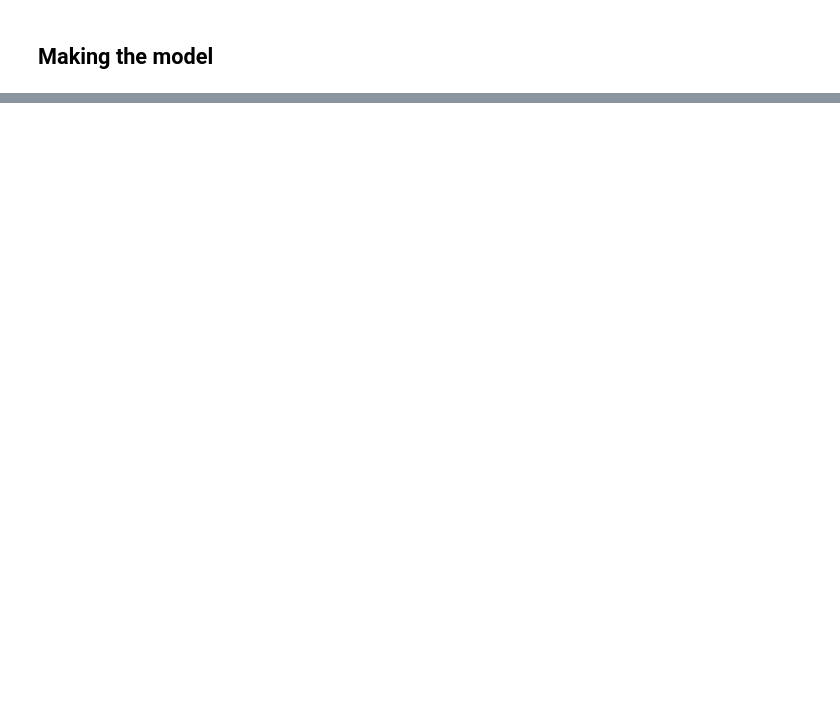
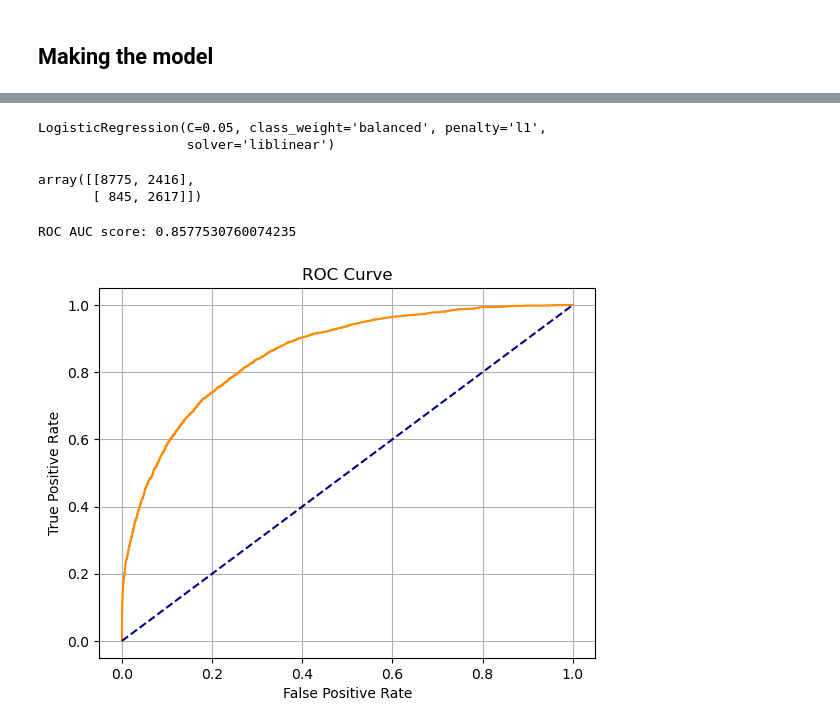
Before and after one commit to DanielVelmo/CodeAcademyProjects, a Jupyter notebook: Income Classification/project.ipynb, the cells around one changed output, grey strips where cells are left out. Cells and saved outputs as stored; diff of their text form; code cells hidden in the pictures; blank space fills up the shorter version.

```diff
--- a/Income Classification/project.ipynb
+++ b/Income Classification/project.ipynb
@@ -33,7 +39,7 @@ dtype: float64
 # %% [markdown]
 Note that despite the output variable being binary, the database shows that the ouput variable has 4 observations. But in reality there are two, the only thing that produces such effect is the "." at the end of the variable. So it is essential to solve this problem as well as encoding `>50K` and `<=50K` as binary variables (1, 0).
 # %%
-Y.income = Y.income.apply(lambda x: x.replace('.', ''))
+Y.income = Y.income.apply(lambda x: 1 if x.replace('.', '') == '>50K' else 0 )
 # %% [markdown]
 Now let's try again the method `.value_counts()` on the output variable
 # %%
@@ -46,2 +74,9 @@ dtype: float64
+# %%
+features = ['age', 'workclass', 'education',  'occupation', 'race', 'sex', 'capital-gain', 'capital-loss' ,'hours-per-week']
+
+X[features]
+X = pd.get_dummies(X[features], drop_first=True)
 # %% [markdown]
 ## Making the model
+# %%
+x_train, x_test, y_train, y_test = train_test_split(X.to_numpy(),Y.to_numpy().flatten(), test_size=0.3)
@@ -47,0 +99,34 @@ dtype: float64
+# %%
+model = LogisticRegression(class_weight = 'balanced', C=0.05, penalty='l1', solver='liblinear')
+model.fit(x_train, y_train)
+# %% [output]
+LogisticRegression(C=0.05, class_weight='balanced', penalty='l1',
+                   solver='liblinear')
+# %%
+y_pred = model.predict(x_test)
+
+
+confusion_matrix(y_test, y_pred)
+# %% [output]
+array([[8775, 2416],
+       [ 845, 2617]])
+# %%
+y_pred_prob = model.predict_proba(x_test)
+roc_auc = roc_auc_score(y_test, y_pred_prob[:,1])
+print(f'ROC AUC score: {roc_auc}')
+
+fpr, tpr, thresholds = roc_curve(y_test,y_pred_prob[:,1])
+plt.figure()
+plt.plot(fpr, tpr, color='darkorange',
+         label='ROC curve (area = %0.2f)' % roc_auc)
+
+
+plt.xlabel('False Positive Rate')
+plt.ylabel('True Positive Rate')
+plt.plot([0,1],[0,1], color='navy',linestyle='--')
+plt.title('ROC Curve')
+plt.grid()
+plt.show()
+# %% [output]
+ROC AUC score: 0.8577530760074235
+[figure, added]
```
Also changed, not shown: parts of 7 cells of this notebook.
